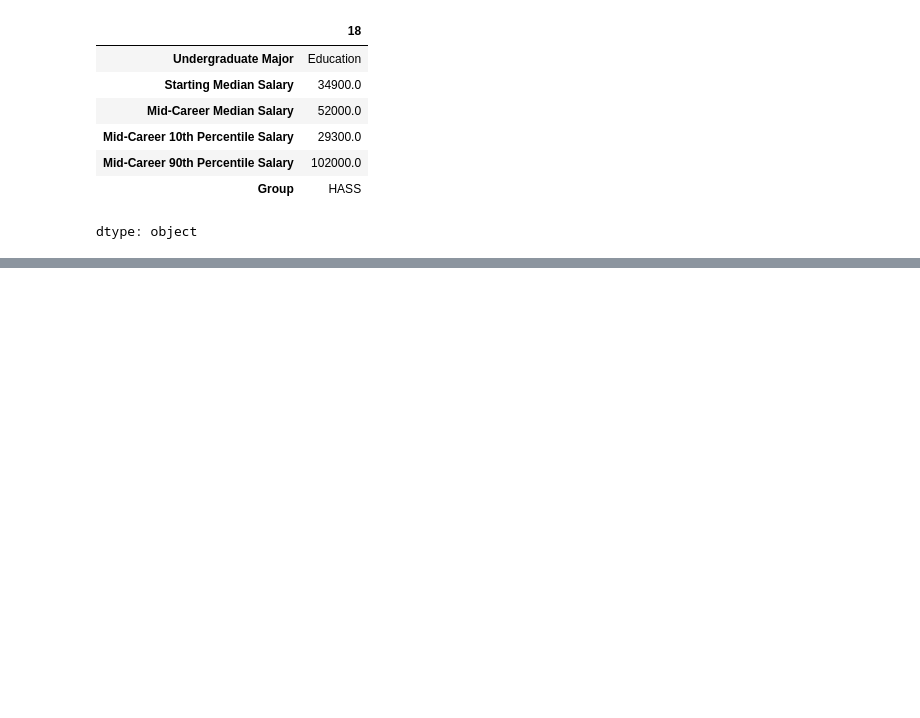
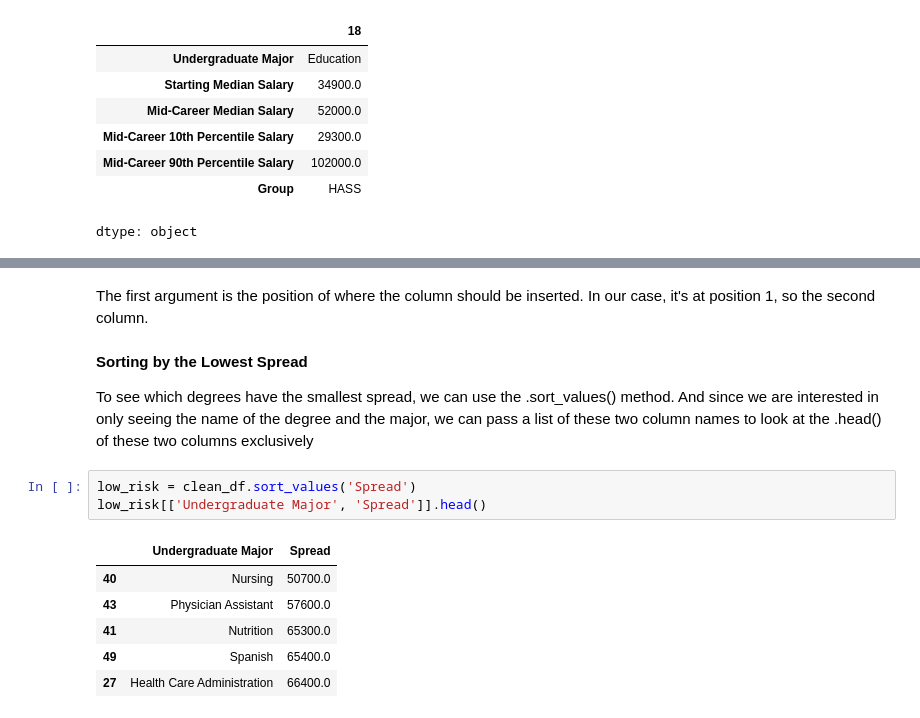
Before and after one commit to IrishEgie/data_science_py, a Jupyter notebook: data_science_1.ipynb, the cells around one changed output, grey strips where cells are left out. Drawn from its saved outputs; the diff is of its cells as text; blank space fills up the shorter version.

```diff
--- a/data_science_1.ipynb
+++ b/data_science_1.ipynb
@@ -147,0 +170,16 @@ dtype: object
+# %% [markdown]
+The first argument is the position of where the column should be inserted. In our case, it's at position 1, so the second column.
+# %% [markdown]
+**Sorting by the Lowest Spread**
+
+To see which degrees have the smallest spread, we can use the .sort_values() method. And since we are interested in only seeing the name of the degree and the major, we can pass a list of these two column names to look at the .head() of these two columns exclusively
+# %%
+low_risk = clean_df.sort_values('Spread')
+low_risk[['Undergraduate Major', 'Spread']].head()
+# %% [output]
+|  | Undergraduate Major | Spread |
+| 40 | Nursing | 50700.0 |
+| 43 | Physician Assistant | 57600.0 |
+| 41 | Nutrition | 65300.0 |
+| 49 | Spanish | 65400.0 |
+| 27 | Health Care Administration | 66400.0 |
```
Also changed, not shown: parts of 11 cells of this notebook.
